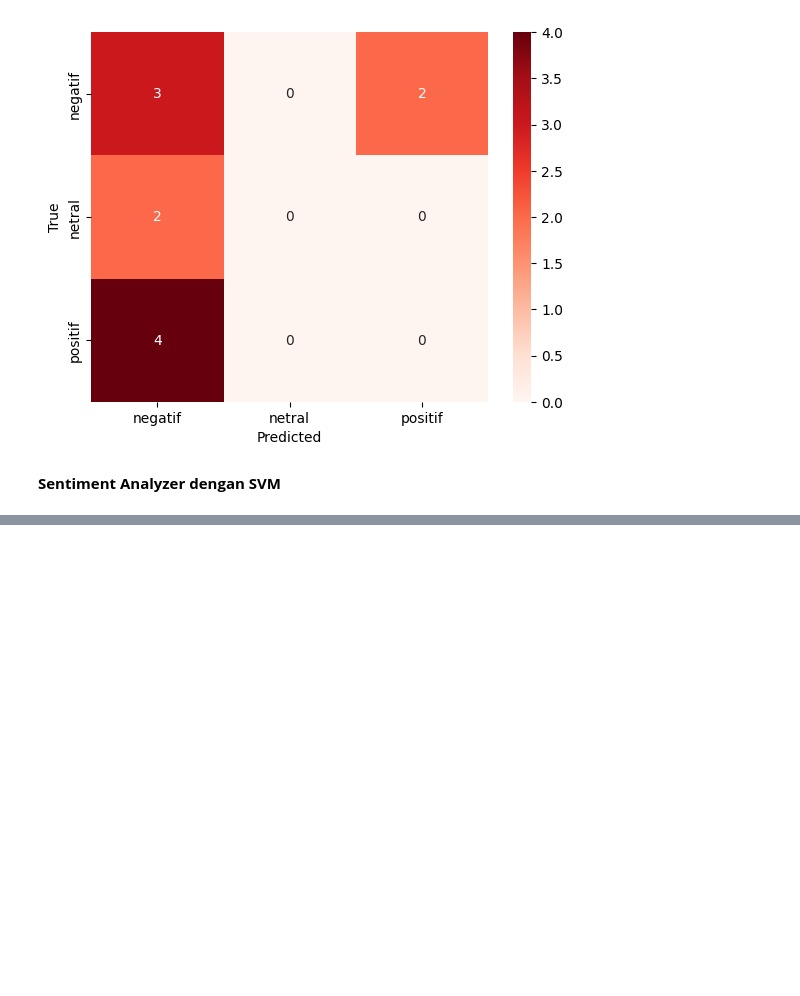
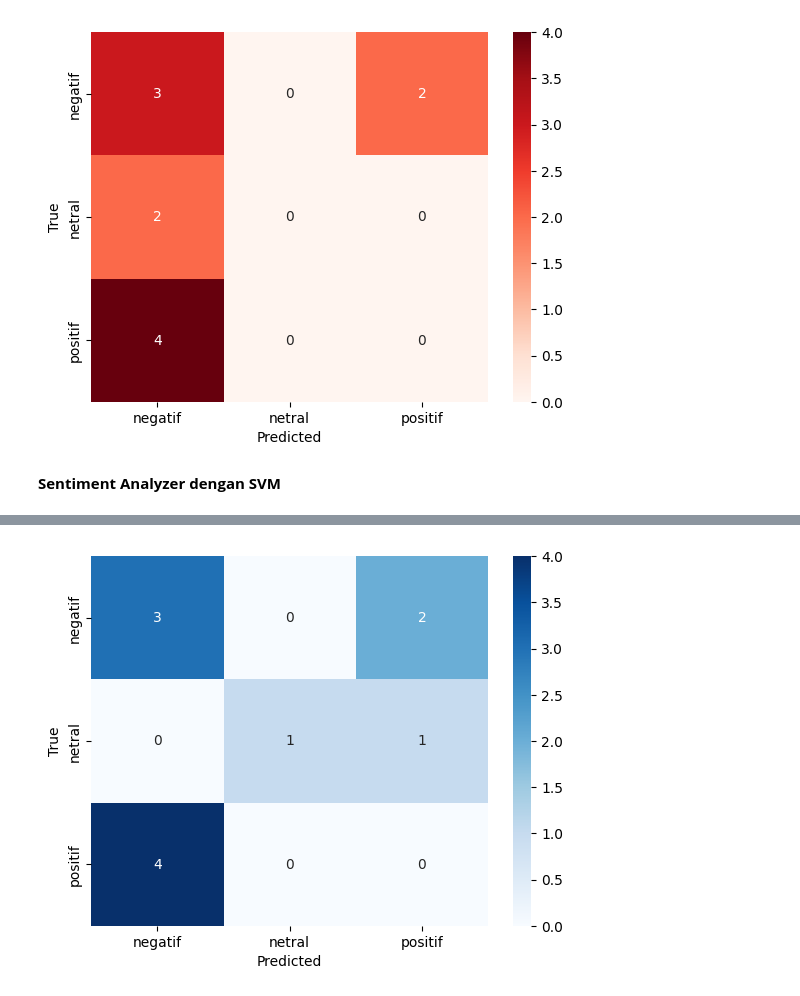
Before and after one commit to ImamIryunullah/NLP-pertemuan-5, a Jupyter notebook: wayang/SentimentAnalyzerNBSVM.ipynb, the cells around one changed output, grey strips where cells are left out. Drawn from its saved outputs; the diff is of its cells as text; code cells hidden in the pictures; blank space fills up the shorter version.

```diff
--- a/wayang/SentimentAnalyzerNBSVM.ipynb
+++ b/wayang/SentimentAnalyzerNBSVM.ipynb
@@ -72,3 +72,6 @@ plt.show()
 [figure]
 # %% [markdown]
 **Sentiment Analyzer dengan SVM**
+# %%
+SVM = LinearSVC()
+SVM.fit(X_train_tfidf, y_train)
@@ -74,0 +80,2 @@ plt.show()
+# %%
+y_pred = SVM.predict(X_test_tfidf)
@@ -74,0 +98,8 @@ plt.show()
+# %%
+cm = confusion_matrix(y_test, y_pred, labels=SVM.classes_)
+sns.heatmap(cm, annot=True, fmt="d", xticklabels=SVM.classes_, yticklabels=SVM.classes_, cmap="Blues")
+plt.xlabel("Predicted")
+plt.ylabel("True")
+plt.show()
+# %% [output]
+[figure, added]
```
Also changed, not shown: parts of 2 cells of this notebook.
